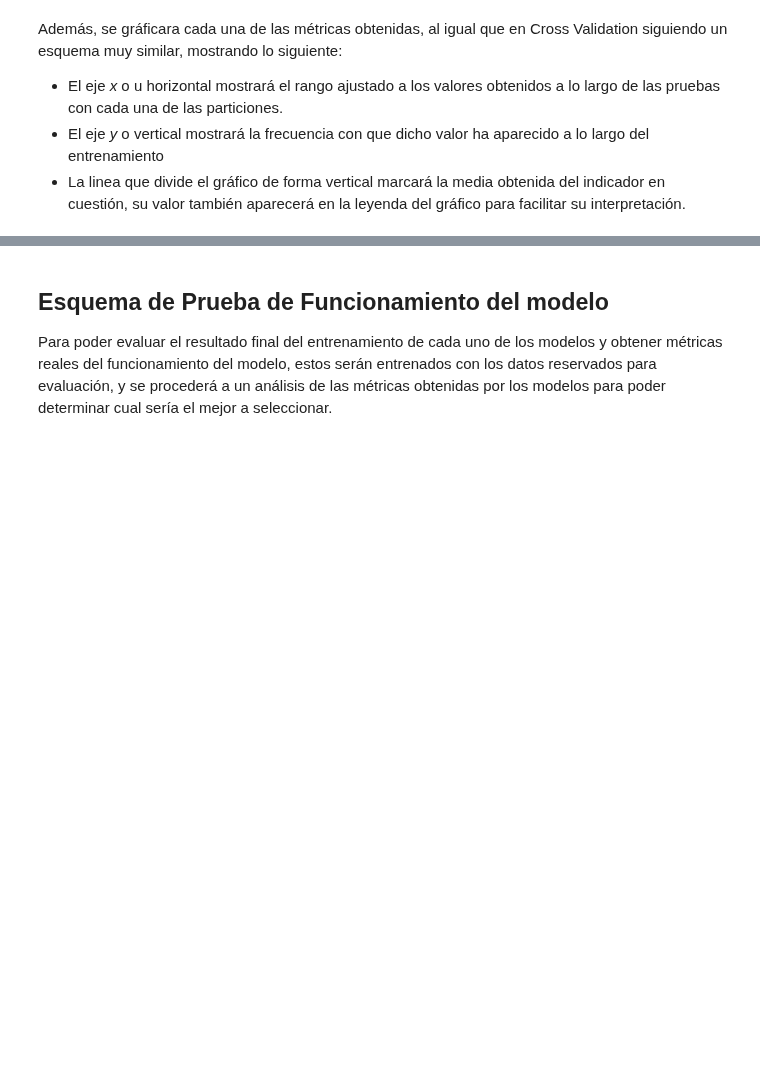
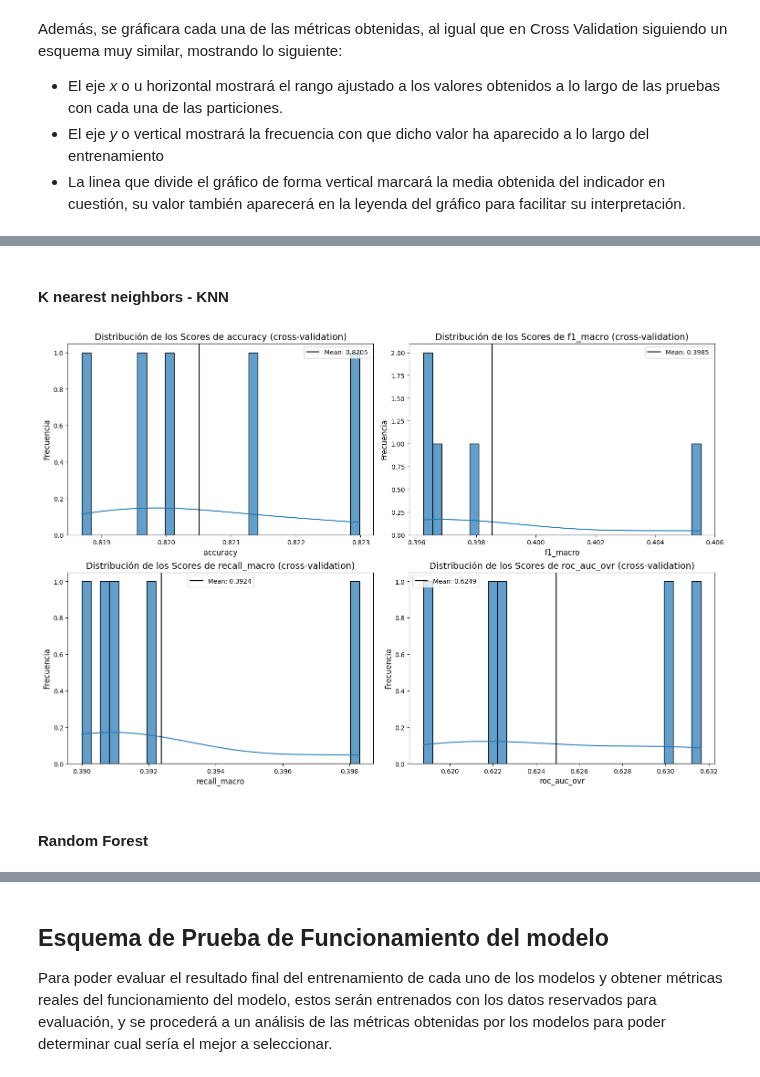
Before and after one commit to MonicaCabanas23/Clasificacion-y-Regresion-Lineal, a Jupyter notebook: Proyecto 3/workflow.ipynb, the cells around one changed output, grey strips where cells are left out. Saved outputs shown, nothing was run; the diff lists cells and outputs as text; code cells hidden in the pictures; blank space fills up the shorter version.

```diff
--- a/Proyecto 3/workflow.ipynb
+++ b/Proyecto 3/workflow.ipynb
@@ -214,0 +372,9 @@ def graph_bootstrap_ci(accuracy_scores, lower_bound, upper_bound, mean_score, me
+# %% [markdown]
+#### K nearest neighbors - KNN
+# %%
+knn = KNeighborsClassifier(n_neighbors=3)
+scores = get_cv_scores(model=knn, X=X_train, y=y_train, cv=skf)
+# %%
+graph_cv_scores_multimetric(scores,['accuracy', 'f1_macro', 'recall_macro', 'roc_auc_ovr'])
+# %% [output]
+[figure, added]
@@ -214,0 +389,2 @@ def graph_bootstrap_ci(accuracy_scores, lower_bound, upper_bound, mean_score, me
+# %% [markdown]
+#### Random Forest
```
Also changed, not shown: parts of 20 cells of this notebook.
